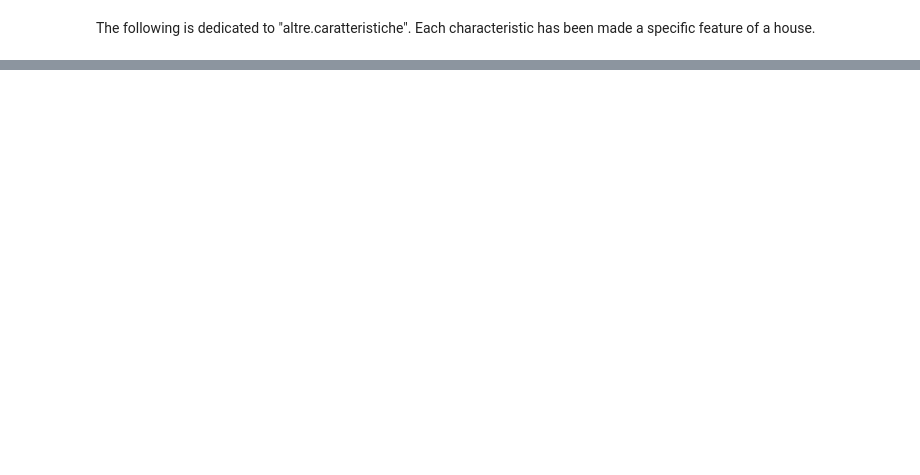
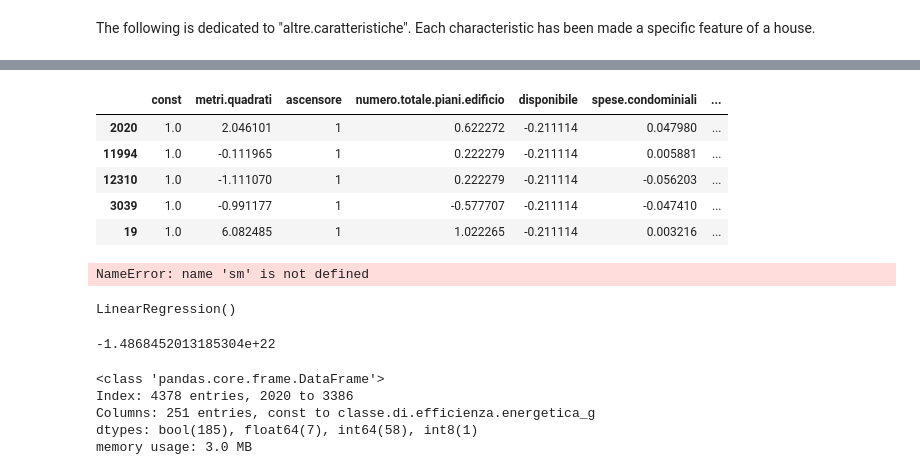
Before and after one commit to marco-pll/Python_HousePricePrediction, a Jupyter notebook: DataAnalysis.ipynb, the cells around one changed output, grey strips where cells are left out. Drawn from its saved outputs; the diff is of its cells as text; code cells hidden in the pictures; blank space fills up the shorter version.

```diff
--- a/DataAnalysis.ipynb
+++ b/DataAnalysis.ipynb
@@ -174,0 +181,33 @@ houses = houses.drop('altre.caratteristiche', axis=1)
+# %%
+train_set.drop("prezzo",axis=1).head()
+# %% [output]
+|  | const | metri.quadrati | ascensore | numero.totale.piani.edificio | disponibile | spese.condominiali | ... |
+| 2020 | 1.0 | 2.046101 | 1 | 0.622272 | -0.211114 | 0.047980 | ... |
+| 11994 | 1.0 | -0.111965 | 1 | 0.222279 | -0.211114 | 0.005881 | ... |
+| 12310 | 1.0 | -1.111070 | 1 | 0.222279 | -0.211114 | -0.056203 | ... |
+| 3039 | 1.0 | -0.991177 | 1 | -0.577707 | -0.211114 | -0.047410 | ... |
+| 19 | 1.0 | 6.082485 | 1 | 1.022265 | -0.211114 | 0.003216 | ... |
+# %%
+model = sm.OLS(endog = train_set["prezzo"], exog = train_set.drop("prezzo",axis=1))
+# %% [output]
+NameError: name 'sm' is not defined
+# %%
+#Now let's start with the first model, a simple linear model, that will be the benchmark.
+from sklearn.linear_model import LinearRegression
+
+model = LinearRegression()
+model.fit(train_set.drop("prezzo",axis=1), train_set["prezzo"])
+# %% [output]
+LinearRegression()
+# %%
+model.score(validation_set.drop("prezzo",axis=1), validation_set["prezzo"])
+# %% [output]
+-1.4868452013185304e+22
+# %%
+train_set.info()
+# %% [output]
+<class 'pandas.core.frame.DataFrame'>
+Index: 4378 entries, 2020 to 3386
+Columns: 251 entries, const to classe.di.efficienza.energetica_g
+dtypes: bool(185), float64(7), int64(58), int8(1)
+memory usage: 3.0 MB
```
Also changed, not shown: parts of 24 cells of this notebook, 2 other files.
